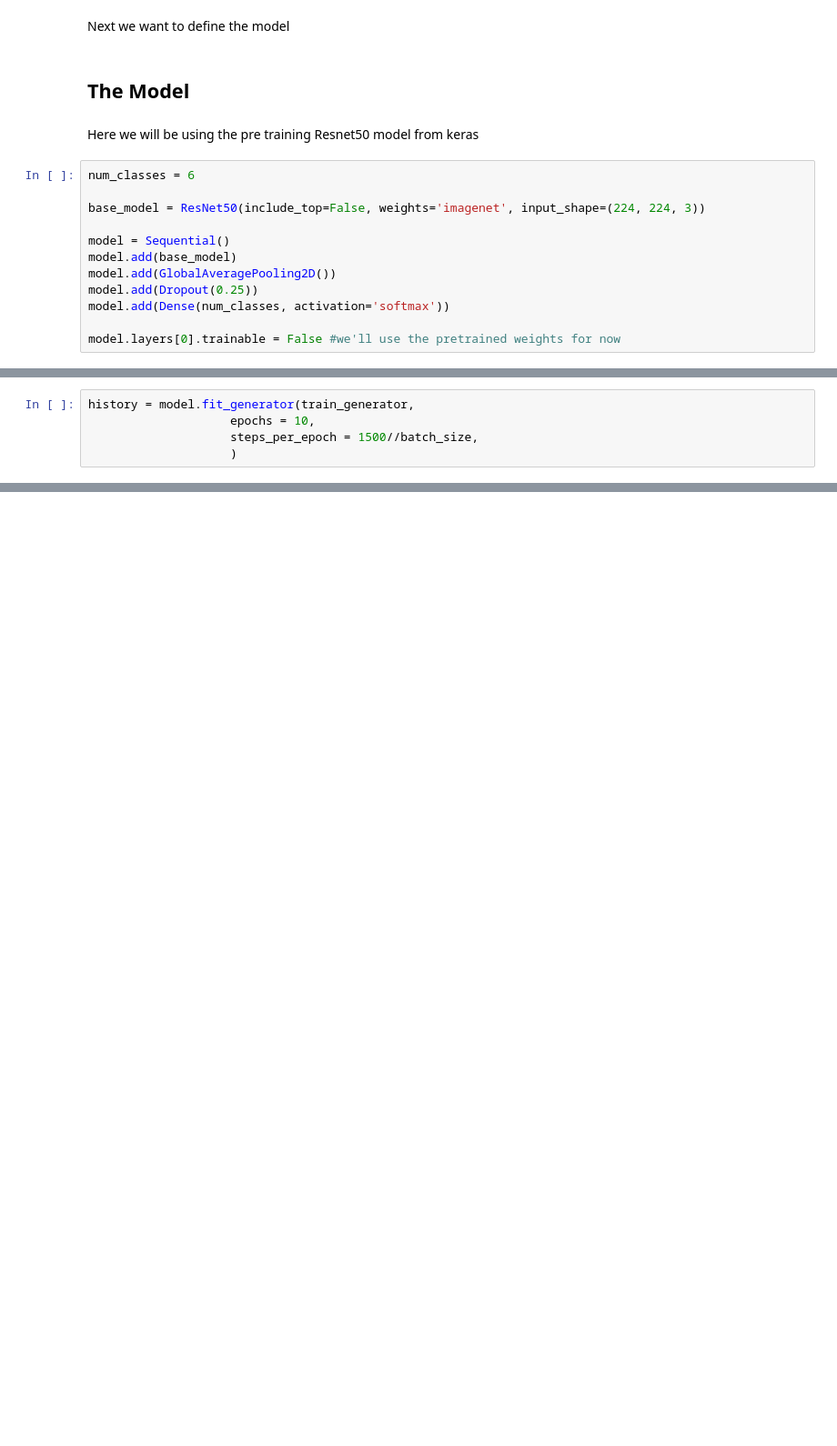
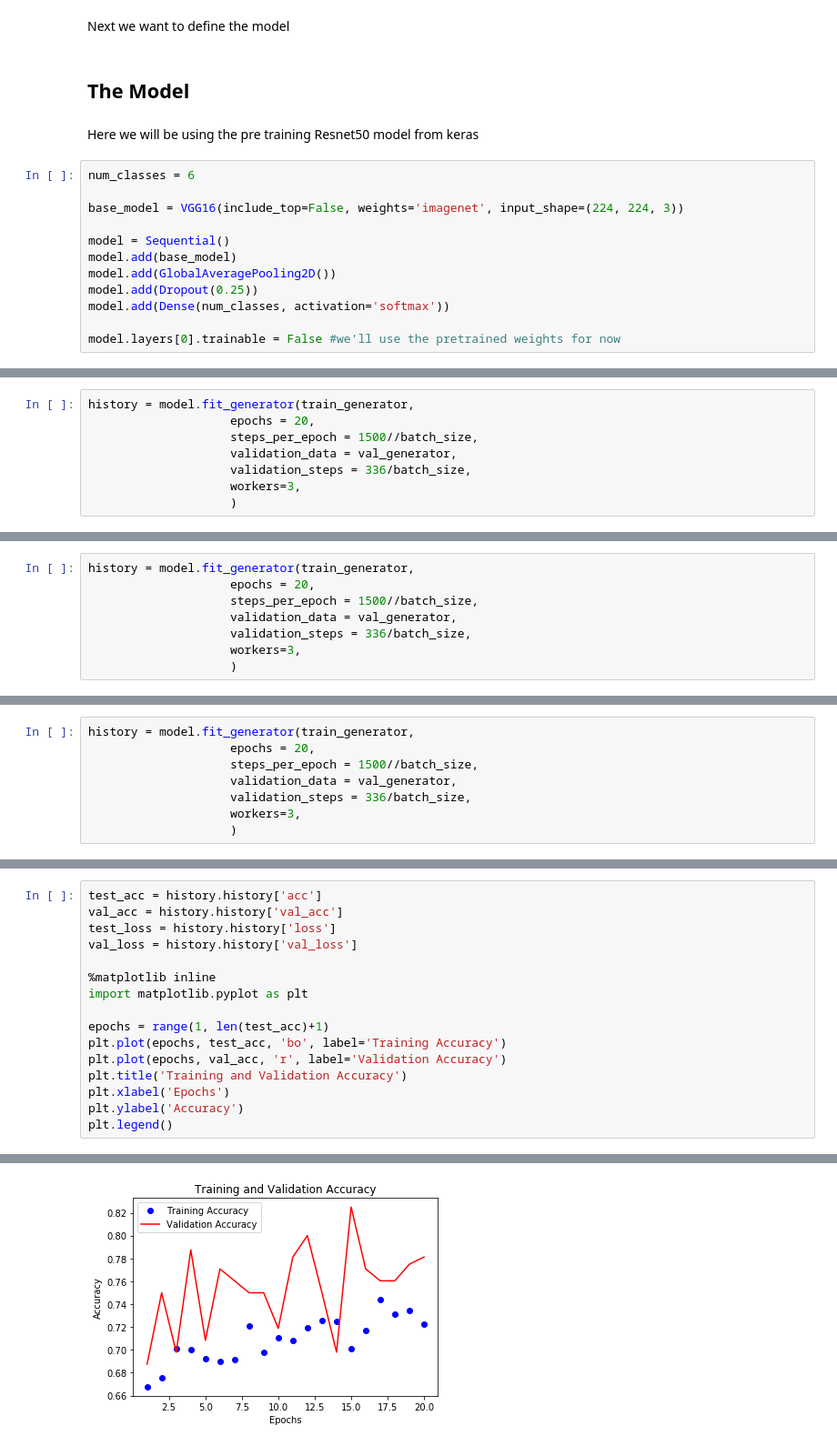
Before and after one commit to michael-diggin/rowing-classifier, a Jupyter notebook: Classifier.ipynb, the cells around one changed output, grey strips where cells are left out. Shown at 91% size. Drawn from its saved outputs; the diff is of its cells as text; blank space fills up the shorter version.

Commit message:
trained model to ~85% accuracy

```diff
--- a/Classifier.ipynb
+++ b/Classifier.ipynb
@@ -126,7 +126,7 @@ Here we will be using the pre training Resnet50 model from keras
 # %%
 num_classes = 6
 
-base_model = ResNet50(include_top=False, weights='imagenet', input_shape=(224, 224, 3))
+base_model = VGG16(include_top=False, weights='imagenet', input_shape=(224, 224, 3))
 
 model = Sequential()
 model.add(base_model)
@@ -181,6 +160,9 @@ W0922 09:14:54.192734  7460 deprecation_wrapper.py:119] From C:\Users\md705\Anac
 # %%
 history = model.fit_generator(train_generator,
-                    epochs = 10,
+                    epochs = 20,
                     steps_per_epoch = 1500//batch_size,
+                    validation_data = val_generator,
+                    validation_steps = 336/batch_size,
+                    workers=3,
                     )
 # %% [output]
@@ -206,0 +186,8 @@ Epoch 10/10
+# %%
+history = model.fit_generator(train_generator,
+                    epochs = 20,
+                    steps_per_epoch = 1500//batch_size,
+                    validation_data = val_generator,
+                    validation_steps = 336/batch_size,
+                    workers=3,
+                    )
@@ -206,0 +212,8 @@ Epoch 10/10
+# %%
+history = model.fit_generator(train_generator,
+                    epochs = 20,
+                    steps_per_epoch = 1500//batch_size,
+                    validation_data = val_generator,
+                    validation_steps = 336/batch_size,
+                    workers=3,
+                    )
@@ -260,0 +246,17 @@ val_generator[0]
+# %%
+test_acc = history.history['acc']
+val_acc = history.history['val_acc']
+test_loss = history.history['loss']
+val_loss = history.history['val_loss']
+
+%matplotlib inline
+import matplotlib.pyplot as plt
+
+epochs = range(1, len(test_acc)+1)
+plt.plot(epochs, test_acc, 'bo', label='Training Accuracy')
+plt.plot(epochs, val_acc, 'r', label='Validation Accuracy')
+plt.title('Training and Validation Accuracy')
+plt.xlabel('Epochs')
+plt.ylabel('Accuracy')
+plt.legend()
+# %% [output]
@@ -260,0 +264 @@ val_generator[0]
+[figure, added]
```
Also changed, not shown: parts of 35 cells of this notebook, 2 other files.
